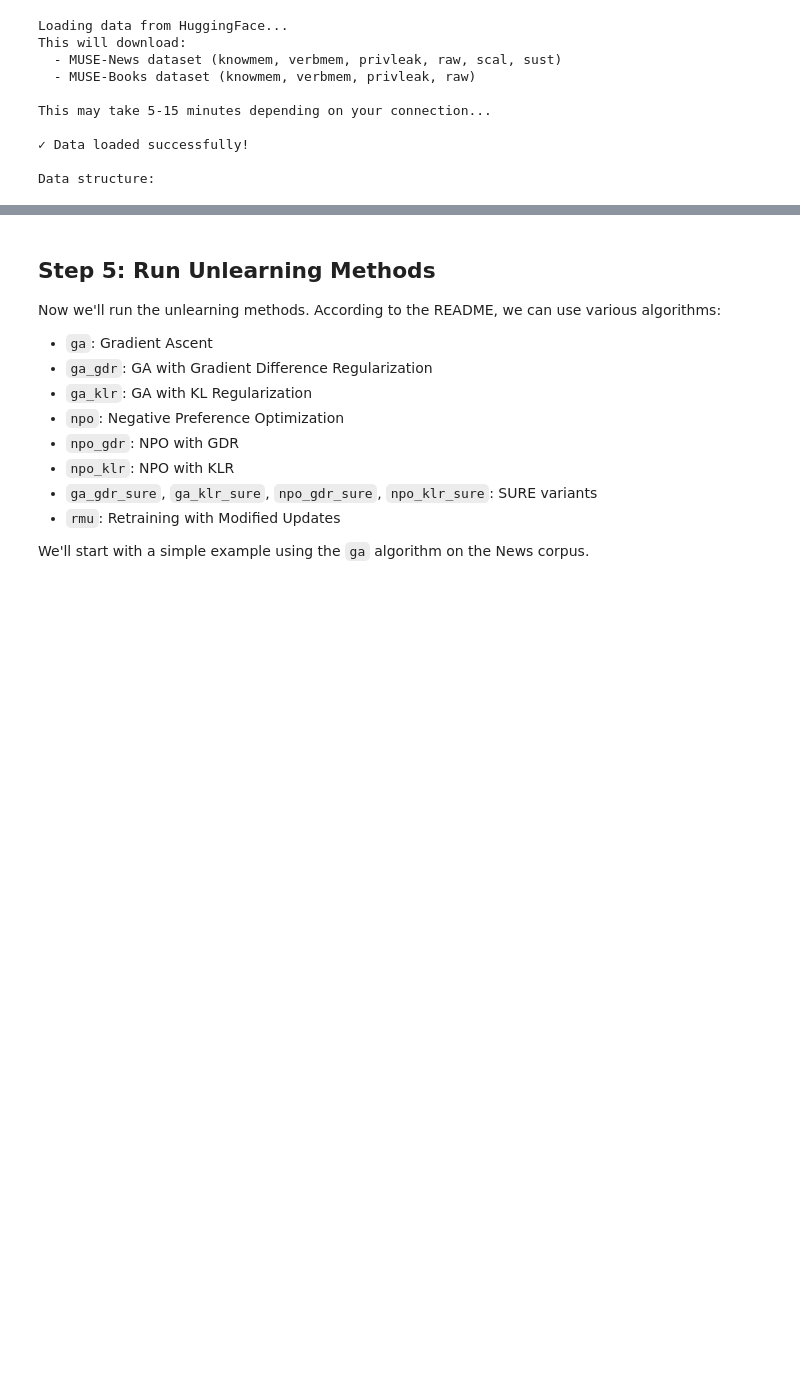
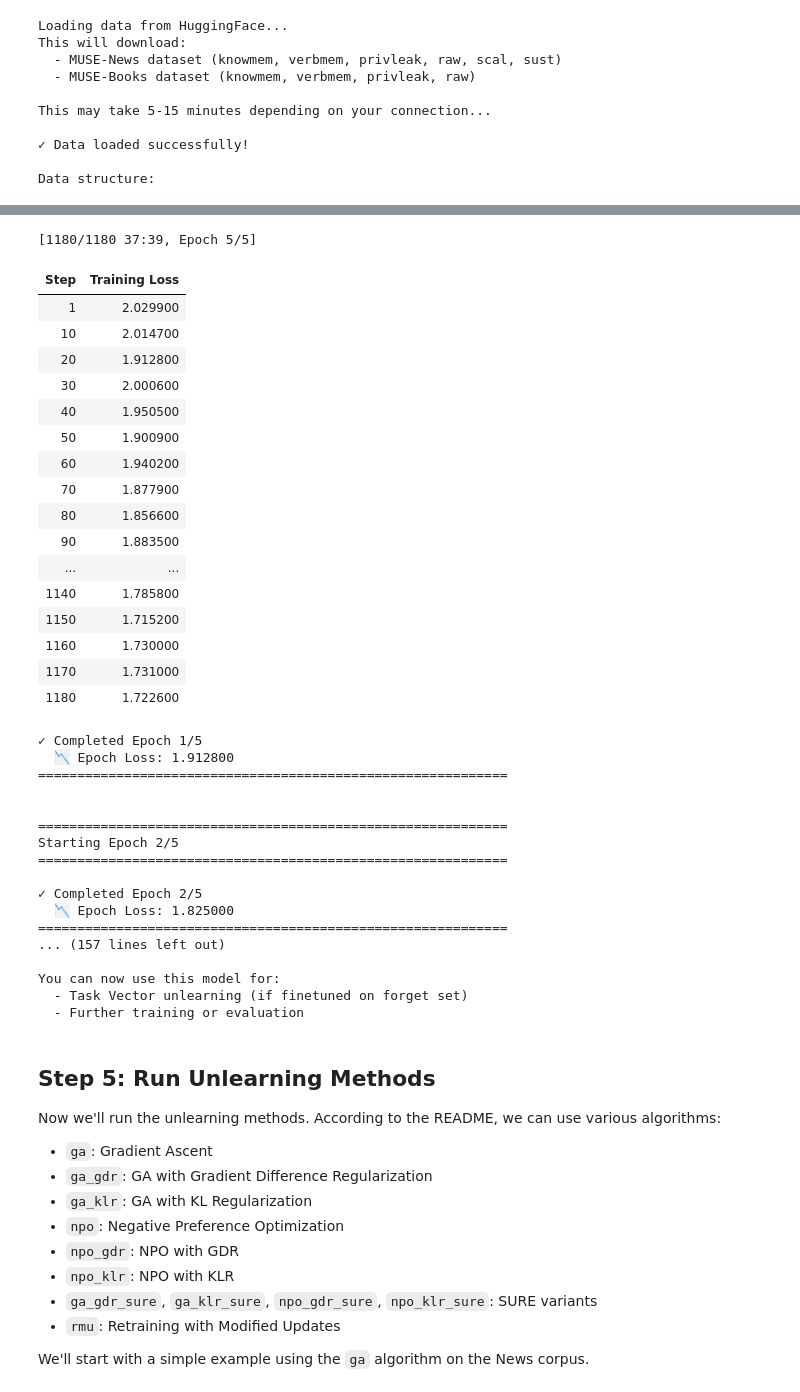
Before and after one commit to himans-iitk/CS534L_Project, a Jupyter notebook: FailureLLMUnlearning_Setup_and_Run.ipynb, the cells around one changed output, grey strips where cells are left out. Cells and saved outputs as stored; diff of their text form; code cells hidden in the pictures; blank space fills up the shorter version.

```diff
--- a/FailureLLMUnlearning_Setup_and_Run.ipynb
+++ b/FailureLLMUnlearning_Setup_and_Run.ipynb
@@ -300,7 +296,7 @@ except Exception as e:
 
     # Uncomment and set your token here if you want to login programmatically
     authenticated = False
-    token = "token read"
+    token = "***REMOVED***"
     login(token=token)
     print("✓ Authenticated successfully!")
     authenticated = True
@@ -381,0 +594,39 @@ Data structure:
+# %%
+# Run finetuning on Twitter dataset
+
+import subprocess
+
+# Import finetune function from baselines
+import sys
+sys.path.insert(0, str(repo_dir / "baselines"))
+
+from baselines import finetune
+
+print("Starting finetuning...")
+print(f"Model: {BASE_MODEL_DIR}")
+print(f"Data: {FINETUNE_DATA_FILE}")
+print(f"Output: {FINETUNE_OUT_DIR}\n")
+
+try:
+    finetune(
+        model_dir=BASE_MODEL_DIR,
+        data_file=str(FINETUNE_DATA_FILE),
+        out_dir=str(FINETUNE_OUT_DIR),
+        epochs=FT_EPOCHS,
+        per_device_batch_size=FT_BATCH_SIZE,
+        learning_rate=float(FT_LEARNING_RATE),
+        max_len=FT_MAX_LEN,
+        tokenizer_dir=TOKENIZER_DIR_FT
+    )
+
+    print(f"\n✓ Finetuning completed successfully!")
+    print(f"Finetuned model saved to: {FINETUNE_OUT_DIR}")
+    print("\nYou can now use this model for:")
+    print("  - Task Vector unlearning (if finetuned on forget set)")
+    print("  - Further training or evaluation")
+
+except Exception as e:
+    print(f"✗ Error during finetuning: {e}")
+    import traceback
+    traceback.print_exc()
+# %% [output]
@@ -382,3 +659,38 @@ Data structure:
+[1180/1180 37:39, Epoch 5/5]
+| Step | Training Loss |
+| 1 | 2.029900 |
+| 10 | 2.014700 |
+| 20 | 1.912800 |
+| 30 | 2.000600 |
+| 40 | 1.950500 |
+| 50 | 1.900900 |
+| 60 | 1.940200 |
+| 70 | 1.877900 |
+| 80 | 1.856600 |
+| 90 | 1.883500 |
+| ... | ... |
+| 1140 | 1.785800 |
+| 1150 | 1.715200 |
+| 1160 | 1.730000 |
+| 1170 | 1.731000 |
+| 1180 | 1.722600 |
+✓ Completed Epoch 1/5
+  📉 Epoch Loss: 1.912800
+============================================================
+
+
+============================================================
+Starting Epoch 2/5
+============================================================
+
+✓ Completed Epoch 2/5
+  📉 Epoch Loss: 1.825000
+============================================================
+... (157 lines left out)
+
+You can now use this model for:
+  - Task Vector unlearning (if finetuned on forget set)
+  - Further training or evaluation
 # %% [markdown]
 ## Step 5: Run Unlearning Methods
 
```
Also changed, not shown: parts of 15 cells of this notebook, 2 other files.
